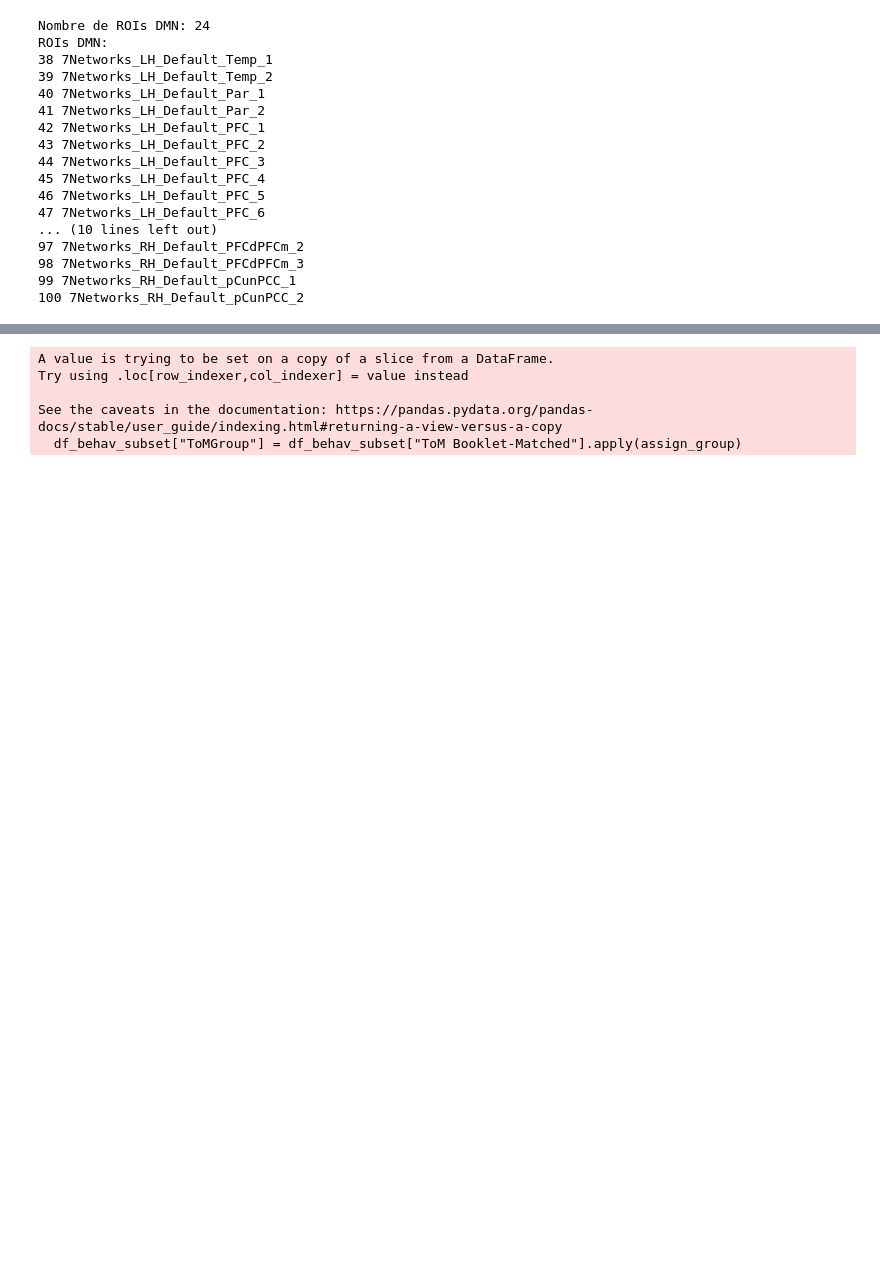
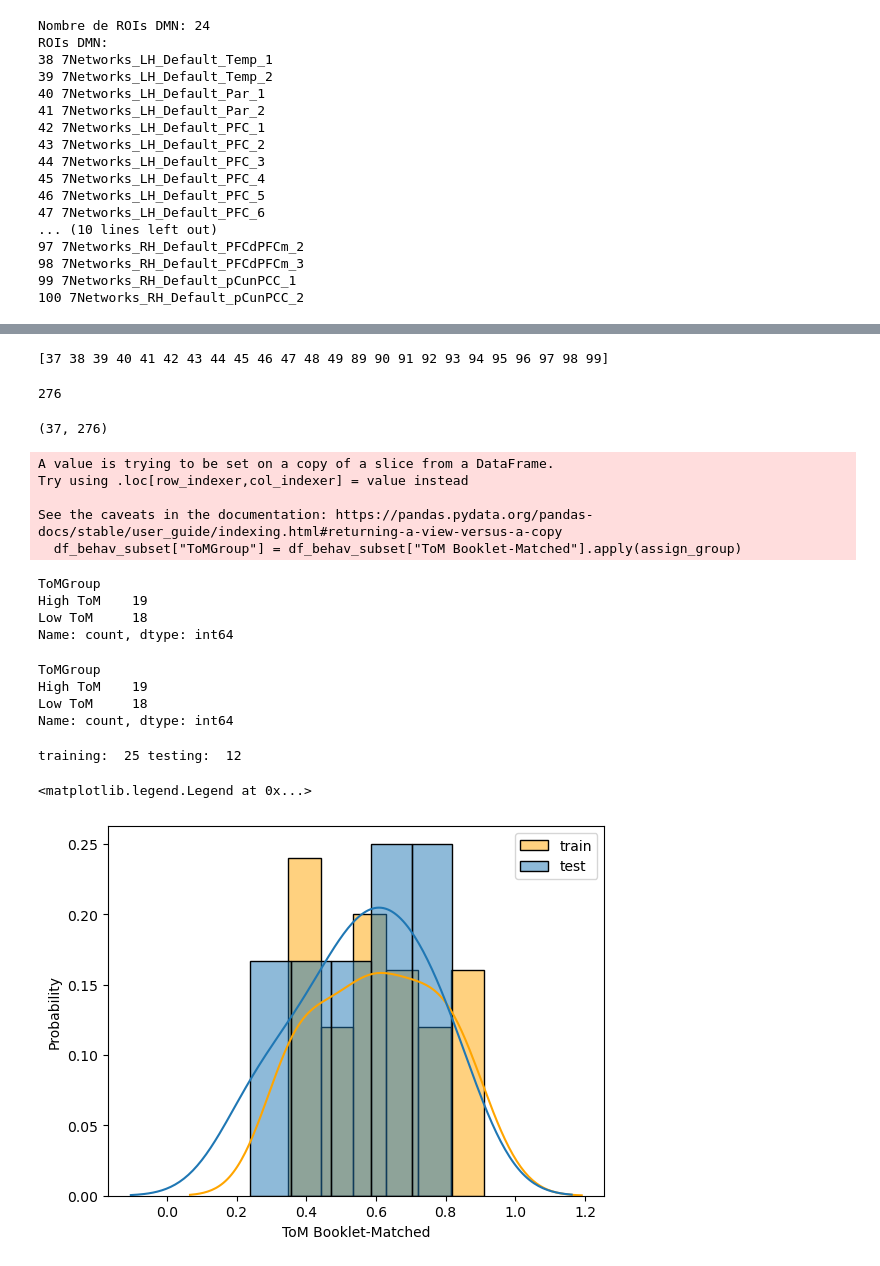
Before and after one commit to psy3019-6973-2026/Naomie_Unveiling_children_ToM_with_rsfmri, a Jupyter notebook: Rioux_recreation_ToM.ipynb, the cells around one changed output, grey strips where cells are left out. Cells and saved outputs as stored; diff of their text form; code cells hidden in the pictures; blank space fills up the shorter version.

Commit message:
test avec juste DMN, 2 catégorie, classification

```diff
--- a/Rioux_recreation_ToM.ipynb
+++ b/Rioux_recreation_ToM.ipynb
@@ -364,3 +405,21 @@ ROIs DMN:
+# %%
+dmn_indices = np.array(dmn_indices) - 1
+print(dmn_indices)
+# %% [output]
+[37 38 39 40 41 42 43 44 45 46 47 48 49 89 90 91 92 93 94 95 96 97 98 99]
+# %%
+rows, cols = np.triu_indices(100, k=1)
+dmn_vector_indices = [i for i, (r, c) in enumerate(zip(rows, cols))
+                      if r in dmn_indices and c in dmn_indices]
+
+print(len(dmn_vector_indices))
+# %% [output]
+276
+# %%
+X_features_dmn = np.array([sub[dmn_vector_indices] for sub in all_features])
+print(X_features_dmn.shape)
+# %% [output]
+(37, 276)
 # %%
 # Assign groups to subjects based on the ToM scores
 
@@ -383,0 +445,49 @@ See the caveats in the documentation: https://pandas.pydata.org/pandas-docs/stab
+# %%
+print(df_behav_subset["ToMGroup"].value_counts())
+# %% [output]
+ToMGroup
+High ToM    19
+Low ToM     18
+Name: count, dtype: int64
+# %%
+ToM_class = df_behav_subset["ToMGroup"]
+ToM_class.value_counts()
+# %% [output]
+ToMGroup
+High ToM    19
+Low ToM     18
+Name: count, dtype: int64
+# %%
+from sklearn.model_selection import train_test_split
+from sklearn.model_selection import cross_val_predict, cross_val_score
+from sklearn.metrics import r2_score
+from sklearn.metrics import explained_variance_score
+from sklearn.metrics import mean_absolute_error
+from sklearn.metrics import median_absolute_error
+from sklearn.svm import SVR
+
+l_svr = SVR(kernel="linear")
+
+
+X_train, X_val, y_train, y_val = train_test_split(
+    X_features_dmn, # x
+    y_ToM, # y
+    test_size = 0.3,
+    shuffle = True,  # shuffle dataset before splitting
+    stratify = ToM_class, # keep distribution of ToMclass consistent b/t train and test sets
+    random_state = 123
+)
+
+print('training: ', len(X_train),
+   'testing: ', len(X_val))
+# %% [output]
+training:  25 testing:  12
+# %%
+# Visualized the distributions to be sure they are matched b/t train and test subset
+
+sns.histplot(y_train, label='train', kde = True, stat = "probability", kde_kws=dict(cut=3), color = 'orange')
+sns.histplot(y_val, label='test', kde=True, stat='probability', kde_kws=dict(cut=3))
+plt.legend()
+# %% [output]
+<matplotlib.legend.Legend at 0x...>
+[figure, added]
```
Also changed, not shown: parts of 21 cells of this notebook.
